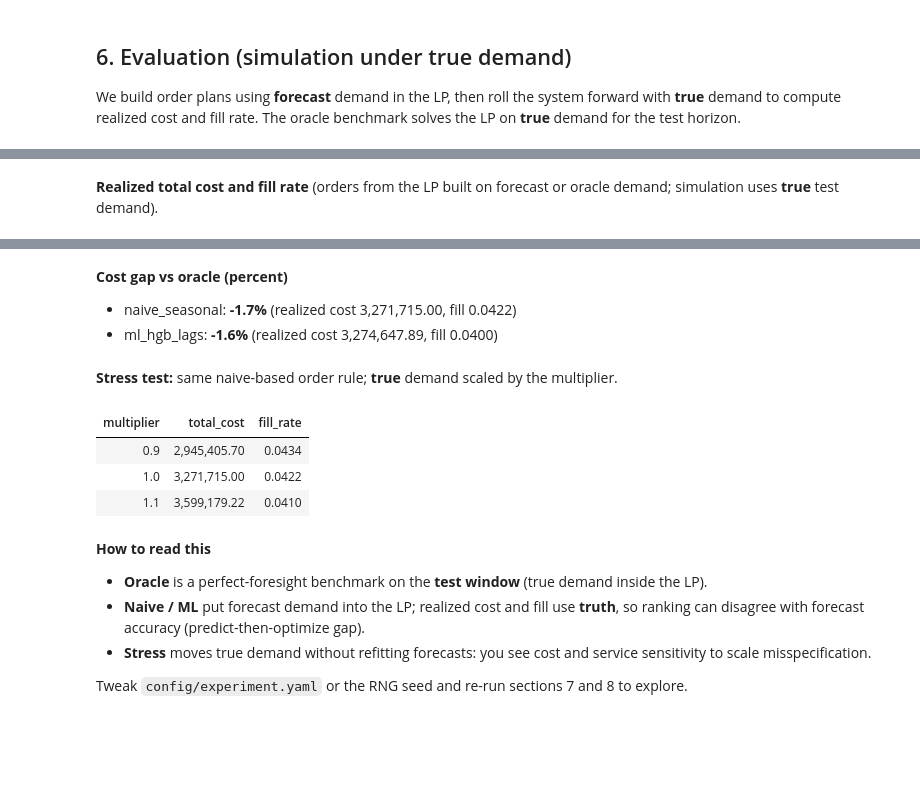
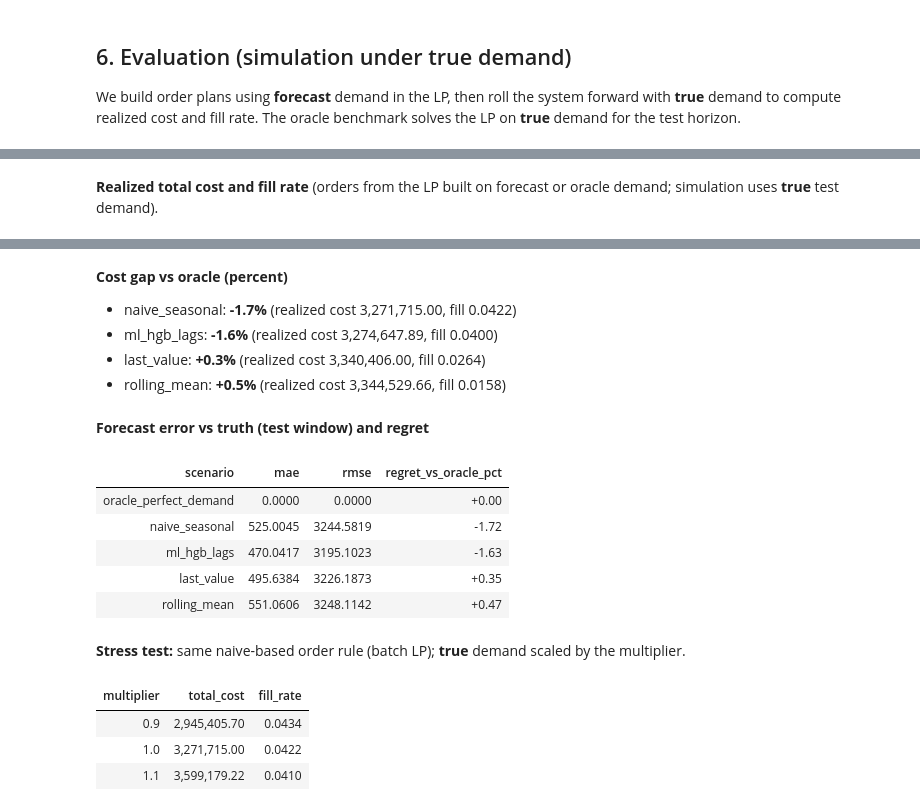
Before and after one commit to jesco-tan/optimization-ml-hybrid, a Jupyter notebook: optimization_ml_hybrid_walkthrough.ipynb, the cells around one changed output, grey strips where cells are left out. Saved outputs shown, nothing was run; the diff lists cells and outputs as text; code cells hidden in the pictures; blank space fills up the shorter version.

```diff
--- a/optimization_ml_hybrid_walkthrough.ipynb
+++ b/optimization_ml_hybrid_walkthrough.ipynb
@@ -575,28 +765,64 @@ After running section 7, use this section for **tables and interpretation** in t
 # %%
 from IPython.display import display, Markdown
 
-display(Markdown("**Realized total cost and fill rate** (orders from the LP built on forecast or oracle demand; simulation uses **true** test demand)."))
+display(
+    Markdown(
+        "**Realized total cost and fill rate** (orders from the LP built on forecast or oracle demand; simulation uses **true** test demand)."
+    )
+)
 display(summary.style.format({"total_cost": "{:,.2f}", "fill_rate": "{:.4f}"}).hide(axis="index"))
 
-oracle_cost = float(summary.loc[summary["scenario"].str.contains("oracle", case=False), "total_cost"].iloc[0])
+oracle_cost = float(
+    summary.loc[summary["scenario"].str.contains("oracle", case=False), "total_cost"].iloc[0]
+)
 lines = ["**Cost gap vs oracle (percent)**", ""]
 for _, r in summary.iterrows():
     if "oracle" in r["scenario"].lower():
         continue
     gap = (float(r["total_cost"]) - oracle_cost) / oracle_cost * 100
-    lines.append(f"- {r['scenario']}: **{gap:+.1f}%** (realized cost {float(r['total_cost']):,.2f}, fill {float(r['fill_rate']):.4f})")
+    lines.append(
+        f"- {r['scenario']}: **{gap:+.1f}%** (realized cost {float(r['total_cost']):,.2f}, fill {float(r['fill_rate']):.4f})"
+    )
 display(Markdown(chr(10).join(lines)))
 
-display(Markdown("**Stress test:** same naive-based order rule; **true** demand scaled by the multiplier."))
-display(stress_summary.style.format({"multiplier": "{:.1f}", "total_cost": "{:,.2f}", "fill_rate": "{:.4f}"}).hide(axis="index"))
+dm_path = OUT / "decision_metrics.csv"
+if dm_path.is_file():
+    dm = pd.read_csv(dm_path)
+    display(Markdown("**Forecast error vs truth (test window) and regret**"))
+    display(
+        dm.style.format(
+            {
+                "mae": "{:.4f}",
+                "rmse": "{:.4f}",
+                "regret_vs_oracle_pct": "{:+.2f}",
+            }
+        ).hide(axis="index")
+    )
 
-display(Markdown("""**How to read this**
+display(
+    Markdown(
+        "**Stress test:** same naive-based order rule (batch LP); **true** demand scaled by the multiplier."
+    )
+)
+display(
+    stress_summary.style.format(
+        {"multiplier": "{:.1f}", "total_cost": "{:,.2f}", "fill_rate": "{:.4f}"}
+    ).hide(axis="index")
+)
+
+display(
+    Markdown(
+        """**How to read this**
 
 - **Oracle** is a perfect-foresight benchmark on the **test window** (true demand inside the LP).
-- **Naive / ML** put forecast demand into the LP; realized cost and fill use **truth**, so ranking can disagree with forecast accuracy (predict-then-optimize gap).
-- **Stress** moves true demand without refitting forecasts: you see cost and service sensitivity to scale misspecification.
+- **Forecast scenarios** put `d_hat` into the LP (batch or rolling per config); realized cost and fill use **truth**.
+- **Stress** moves true demand without refitting forecasts.
 
-Tweak `config/experiment.yaml` or the RNG seed and re-run sections 7 and 8 to explore."""))
+**Figures (Section 7, under `outputs/`):** `cost_by_scenario.png` ranks realized cost; `decision_regret_vs_oracle.png` shows regret vs oracle (%); `forecast_error_mae_rmse.png` compares statistical error; `sensitivity_naive_cost.png` plots cost and fill vs demand multiplier for a fixed naive plan. **`REPORT.md`** and **`report.html`** explain each chart in prose.
+
+Tweak `config/experiment.yaml` or the RNG seed and re-run sections 7 through 9 to explore."""
+    )
+)
 # %% [output]
 **Realized total cost and fill rate** (orders from the LP built on forecast or oracle demand; simulation uses **true** test demand).
 | scenario | total_cost | fill_rate |
@@ -606,16 +834,18 @@ Tweak `config/experiment.yaml` or the RNG seed and re-run sections 7 and 8 to ex
 **Cost gap vs oracle (percent)**
 
 - naive_seasonal: **-1.7%** (realized cost 3,271,715.00, fill 0.0422)
 - ml_hgb_lags: **-1.6%** (realized cost 3,274,647.89, fill 0.0400)
+- last_value: **+0.3%** (realized cost 3,340,406.00, fill 0.0264)
+- rolling_mean: **+0.5%** (realized cost 3,344,529.66, fill 0.0158)
-**Stress test:** same naive-based order rule; **true** demand scaled by the multiplier.
+**Forecast error vs truth (test window) and regret**
-| multiplier | total_cost | fill_rate |
-| 0.9 | 2,945,405.70 | 0.0434 |
-| 1.0 | 3,271,715.00 | 0.0422 |
-| 1.1 | 3,599,179.22 | 0.0410 |
+| scenario | mae | rmse | regret_vs_oracle_pct |
+| oracle_perfect_demand | 0.0000 | 0.0000 | +0.00 |
+| naive_seasonal | 525.0045 | 3244.5819 | -1.72 |
+| ml_hgb_lags | 470.0417 | 3195.1023 | -1.63 |
+| last_value | 495.6384 | 3226.1873 | +0.35 |
+| rolling_mean | 551.0606 | 3248.1142 | +0.47 |
-**How to read this**
-
-- **Oracle** is a perfect-foresight benchmark on the **test window** (true demand inside the LP).
-- **Naive / ML** put forecast demand into the LP; realized cost and fill use **truth**, so ranking can disagree with forecast accuracy (predict-then-optimize gap).
-- **Stress** moves true demand without refitting forecasts: you see cost and service sensitivity to scale misspecification.
-
-Tweak `config/experiment.yaml` or the RNG seed and re-run sections 7 and 8 to explore.
+**Stress test:** same naive-based order rule (batch LP); **true** demand scaled by the multiplier.
+| multiplier | total_cost | fill_rate |
+| 0.9 | 2,945,405.70 | 0.0434 |
+| 1.0 | 3,271,715.00 | 0.0422 |
+| 1.1 | 3,599,179.22 | 0.0410 |
```
Also changed, not shown: parts of 11 cells of this notebook, 19 other files.
